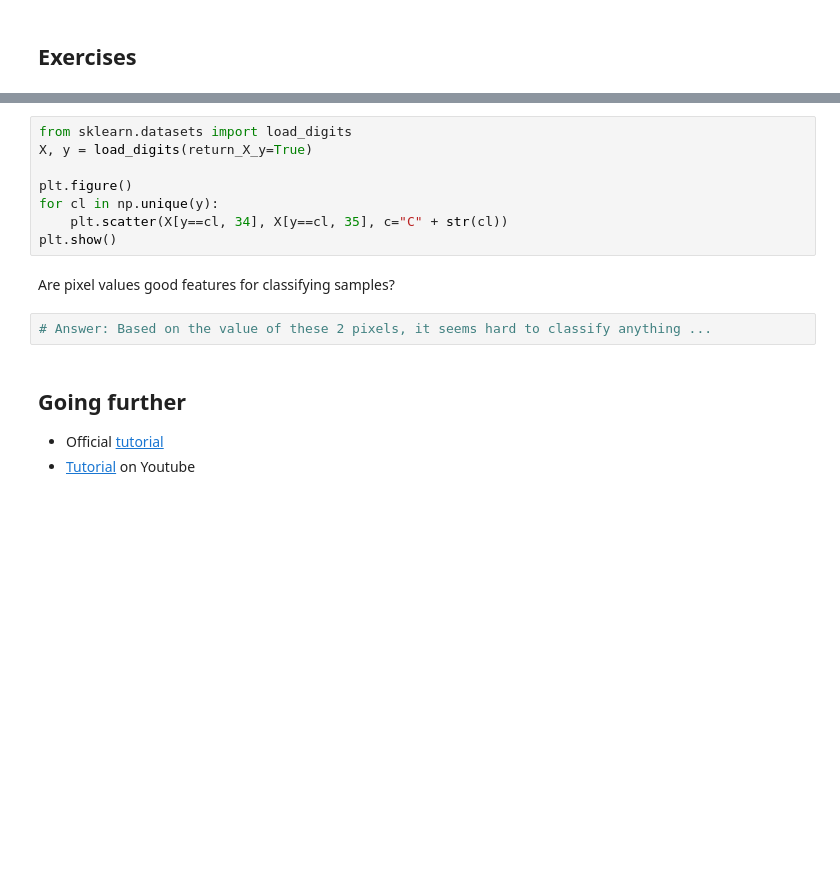
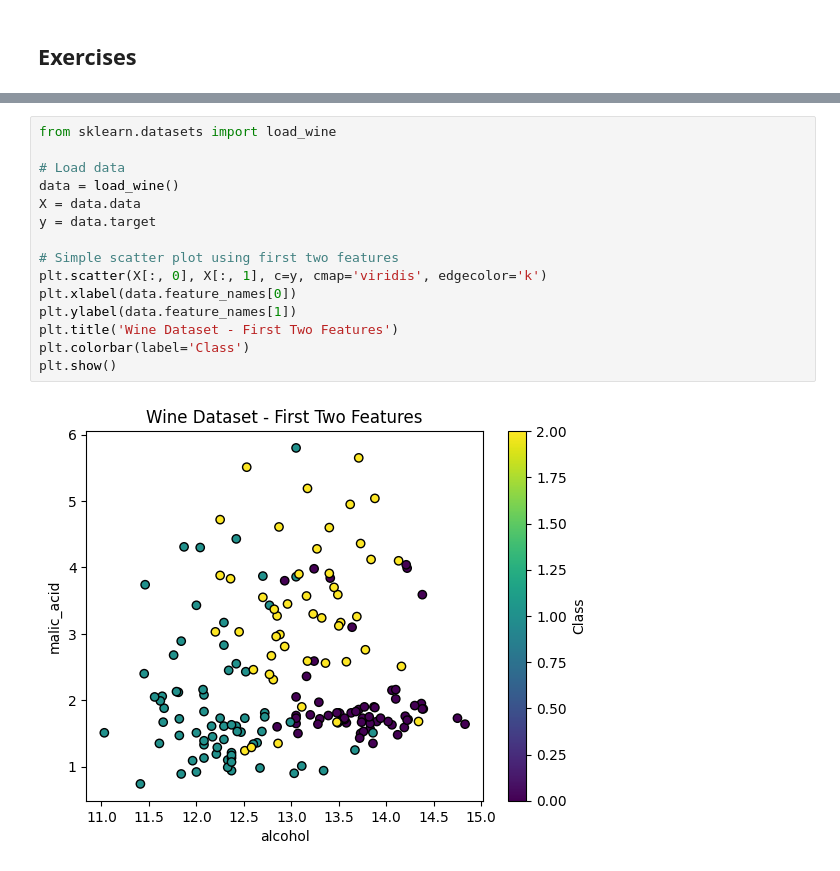
Before and after one commit to SorenKyhl/MENG15100, a Jupyter notebook: notebooks/M2/python_basics.ipynb, the cells around one changed output, grey strips where cells are left out. Cells and saved outputs as stored; diff of their text form; blank space fills up the shorter version.

```diff
--- a/notebooks/M2/python_basics.ipynb
+++ b/notebooks/M2/python_basics.ipynb
@@ -791,17 +940,17 @@ What is the main difference between the two functions?
 # %%
-from sklearn.datasets import load_digits
-X, y = load_digits(return_X_y=True)
+from sklearn.datasets import load_wine
 
-plt.figure()
-for cl in np.unique(y):
-    plt.scatter(X[y==cl, 34], X[y==cl, 35], c="C" + str(cl))
+# Load data
+data = load_wine()
+X = data.data
+y = data.target
+
+# Simple scatter plot using first two features
+plt.scatter(X[:, 0], X[:, 1], c=y, cmap='viridis', edgecolor='k')
+plt.xlabel(data.feature_names[0])
+plt.ylabel(data.feature_names[1])
+plt.title('Wine Dataset - First Two Features')
+plt.colorbar(label='Class')
 plt.show()
+# %% [output]
+[figure, added]
-# %% [markdown]
-Are pixel values good features for classifying samples?
-# %%
-# Answer: Based on the value of these 2 pixels, it seems hard to classify anything ...
-# %% [markdown]
-## Going further
-
-*  Official [tutorial](https://matplotlib.org/tutorials/introductory/pyplot.html)
-* [Tutorial](https://www.youtube.com/watch?v=qErBw-R2Ybk) on Youtube
```
Also changed, not shown: parts of 60 cells of this notebook.
